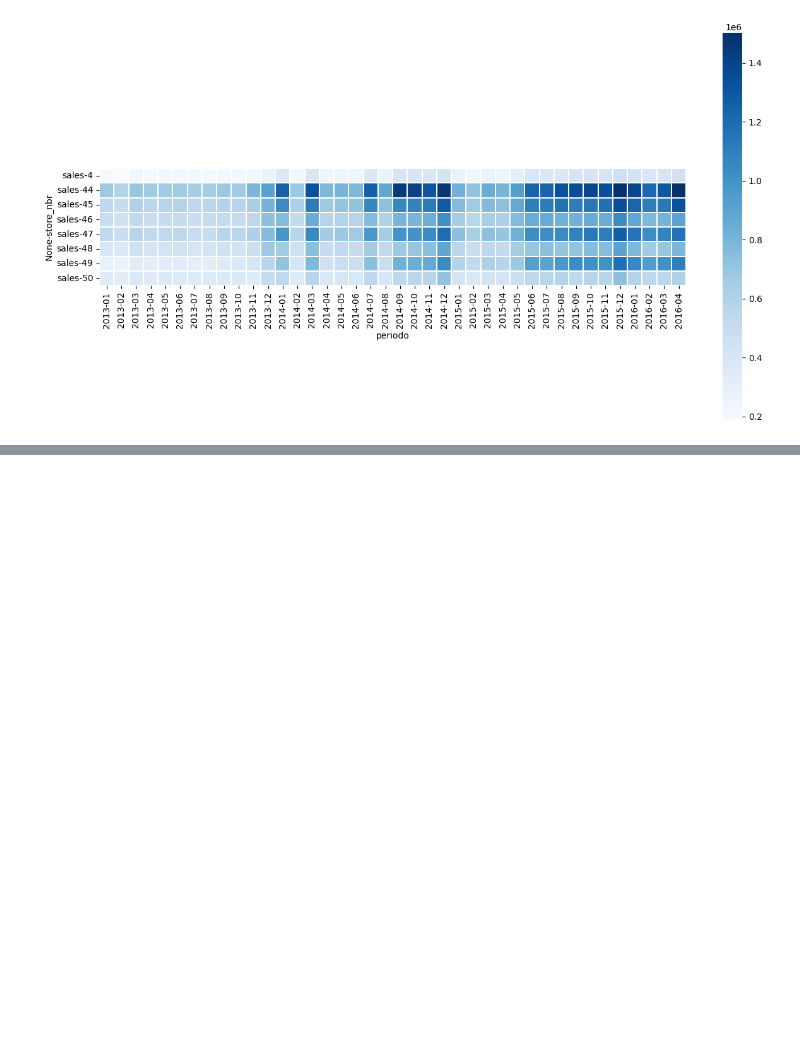
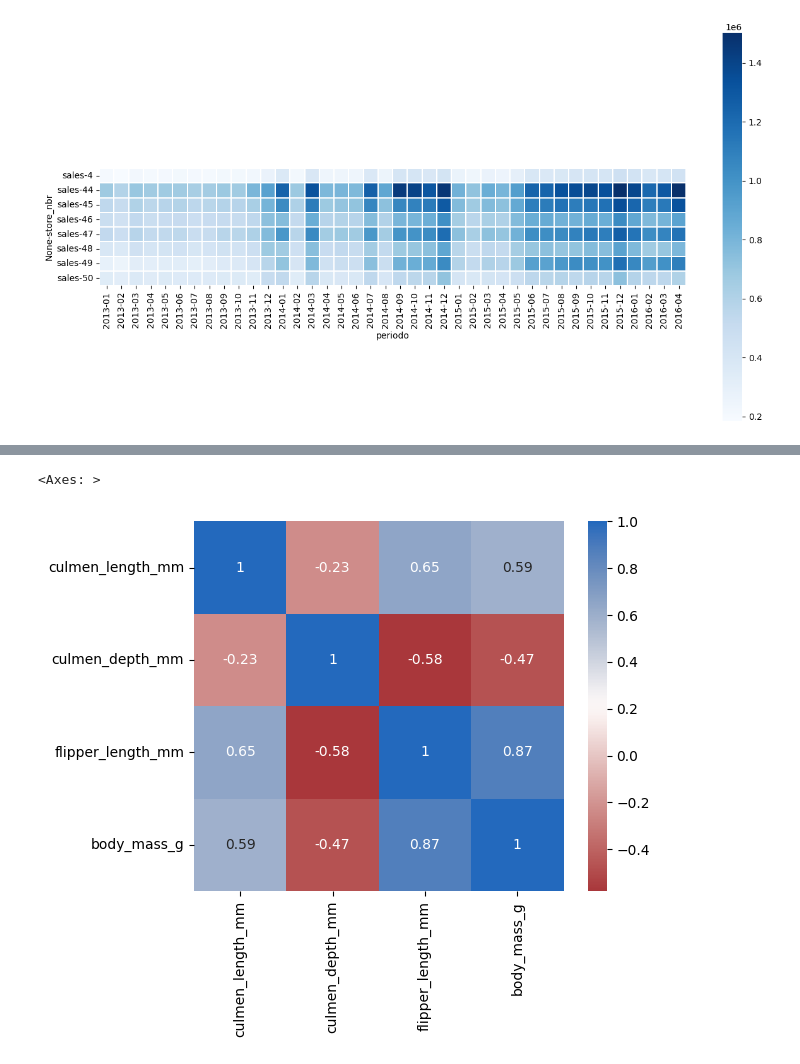
Before and after one commit to JohnReyes02/Curso_Maestro_Visualizaciones_y_Analisis_de_Datos_en_Python, a Jupyter notebook: Nivel_2/09_heatmap.ipynb, the cells around one changed output, grey strips where cells are left out. Drawn from its saved outputs; the diff is of its cells as text; code cells hidden in the pictures; blank space fills up the shorter version.

```diff
--- a/Nivel_2/09_heatmap.ipynb
+++ b/Nivel_2/09_heatmap.ipynb
@@ -256,0 +343,11 @@ sns.heatmap( # Solo para variables categóricas
+# %%
+# Usamos una paleta de colores divergentes
+sns.heatmap(
+    matriz,
+    cmap='vlag_r', # "vlag" es la paleta de colores, si usamos "_r"
+    square=True,
+    annot=True # Se pone el valor de correlación dentro de la casilla
+)
+# %% [output]
+<Axes: >
+[figure, added]
```
Also changed, not shown: parts of 8 cells of this notebook, 1 other file.
